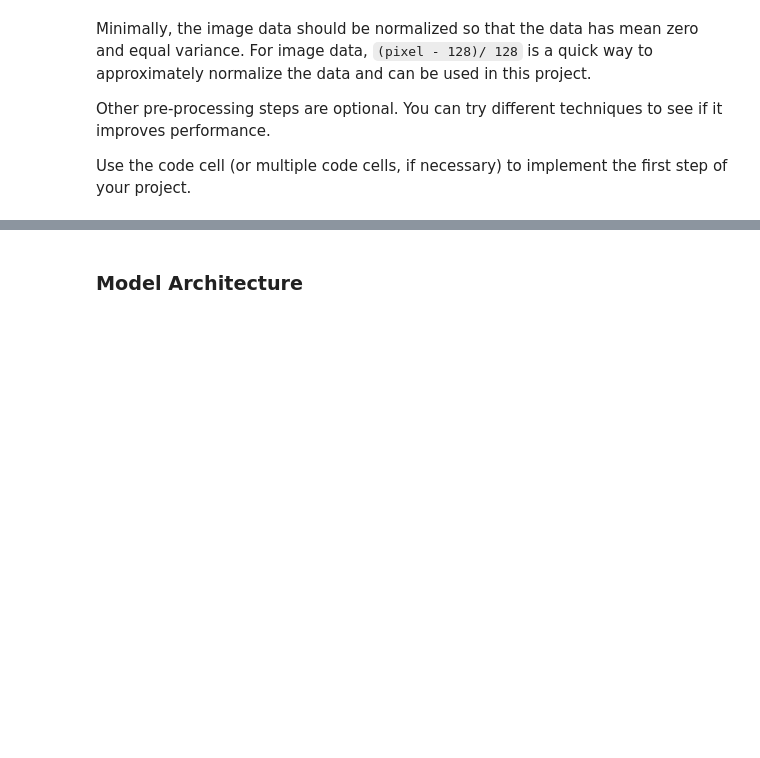
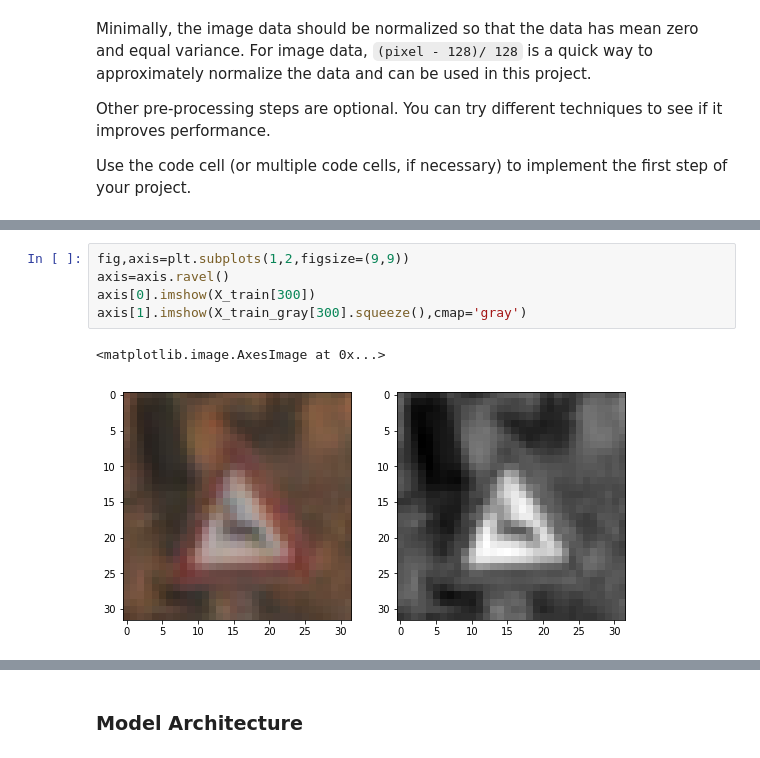
Before and after one commit to esearcher/Traffic-Sign-Classifier, a Jupyter notebook: Traffic_Sign_Classifier.ipynb, the cells around one changed output, grey strips where cells are left out. Drawn from its saved outputs; the diff is of its cells as text; blank space fills up the shorter version.

```diff
--- a/Traffic_Sign_Classifier.ipynb
+++ b/Traffic_Sign_Classifier.ipynb
@@ -181,3 +182,11 @@ X_train_gray shap is (34799, 32, 32, 1)
+# %%
+fig,axis=plt.subplots(1,2,figsize=(9,9))
+axis=axis.ravel()
+axis[0].imshow(X_train[300])
+axis[1].imshow(X_train_gray[300].squeeze(),cmap='gray')
+# %% [output]
+<matplotlib.image.AxesImage at 0x...>
+[figure, added]
 # %%
 X_train_norm=(X_train_gray-128)/128
 X_valid_norm=(X_valid_gray-128)/128
```
Also changed, not shown: parts of 6 cells of this notebook, 2 other files.
